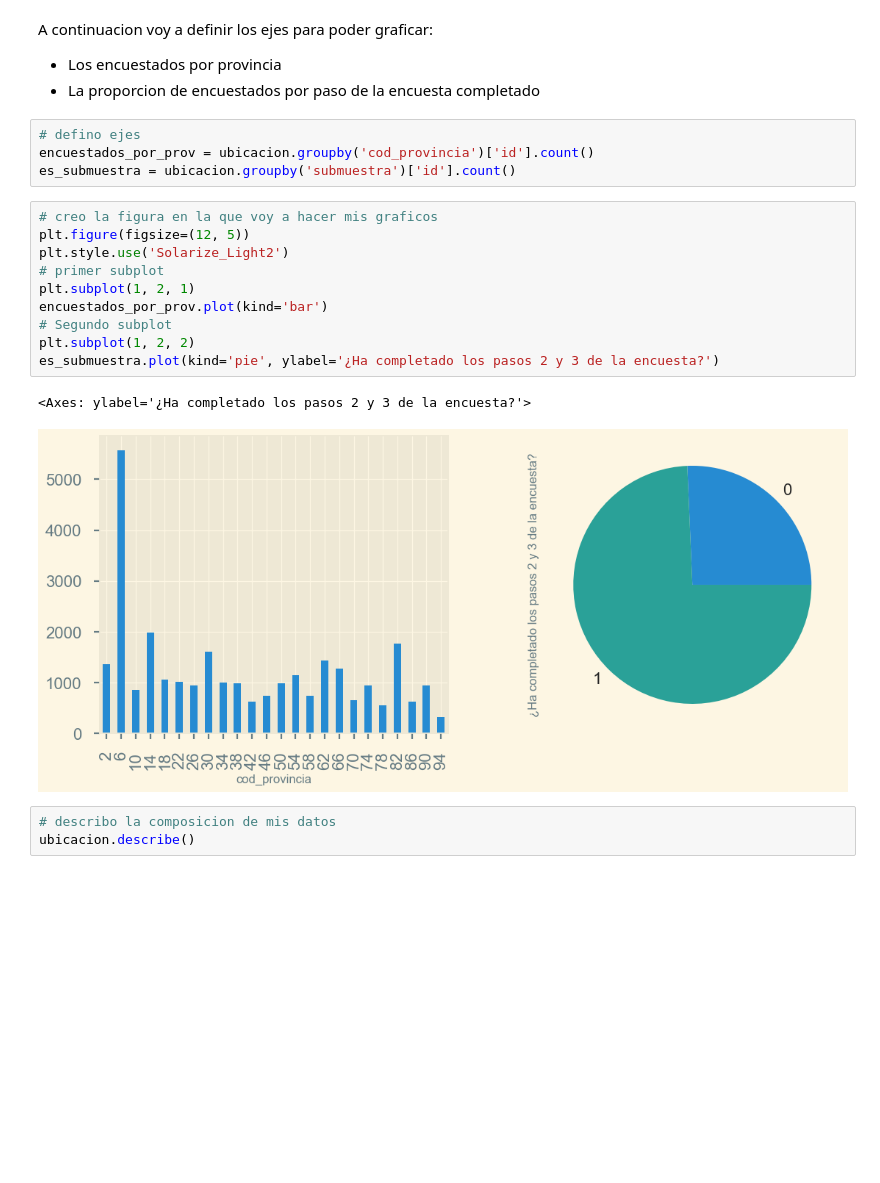
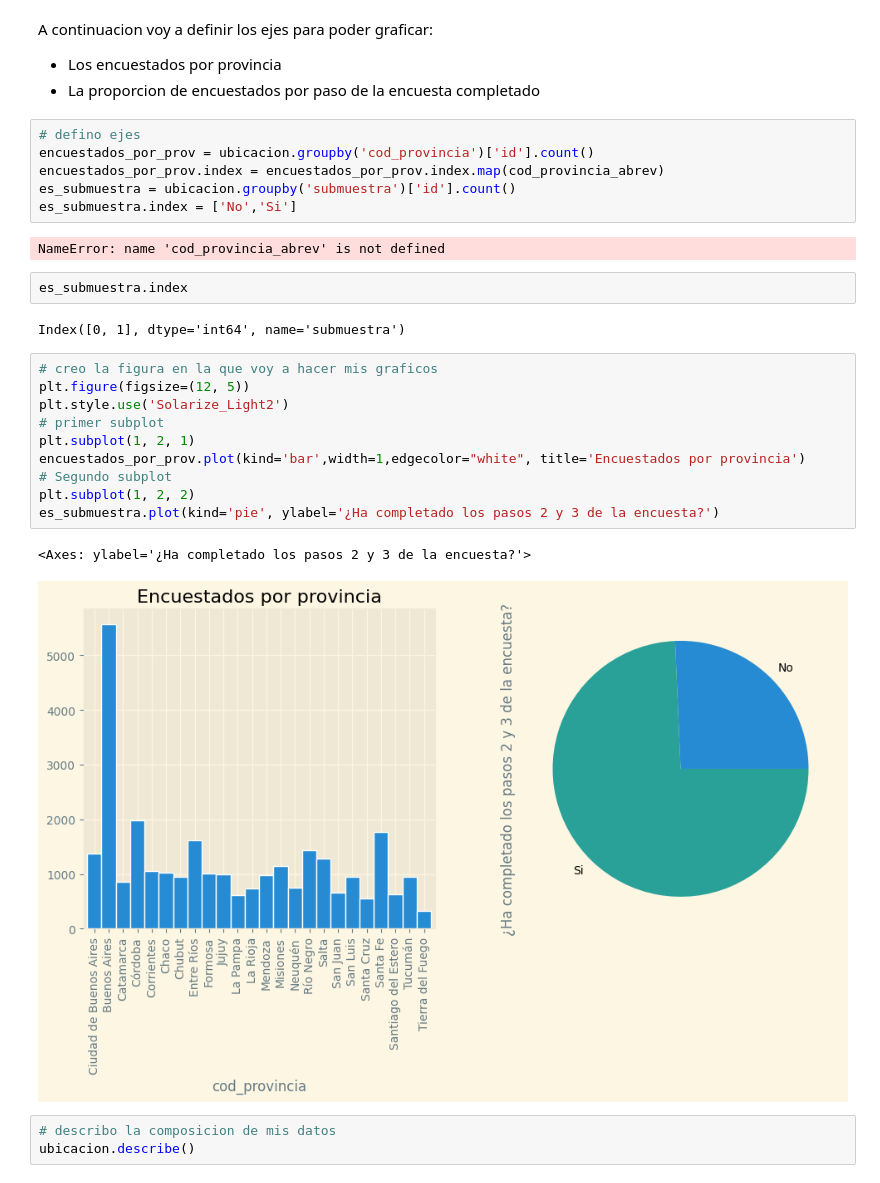
Before and after one commit to Data-Science-YPF/factores_riesgo, a Jupyter notebook: analisisBD.ipynb, the cells around one changed output. Cells and saved outputs as stored; diff of their text form; blank space fills up the shorter version.

Commit message:
Arreglo grafico + agregado diccionario abreviaturas povincias

```diff
--- a/analisisBD.ipynb
+++ b/analisisBD.ipynb
@@ -102,20 +102,28 @@ A continuacion voy a definir los ejes para poder graficar:
 # %%
 # defino ejes
 encuestados_por_prov = ubicacion.groupby('cod_provincia')['id'].count()
+encuestados_por_prov.index = encuestados_por_prov.index.map(cod_provincia_abrev)
 es_submuestra = ubicacion.groupby('submuestra')['id'].count()
+es_submuestra.index = ['No','Si']
+# %% [output]
+NameError: name 'cod_provincia_abrev' is not defined
+# %%
+es_submuestra.index
+# %% [output]
+Index([0, 1], dtype='int64', name='submuestra')
 # %%
 # creo la figura en la que voy a hacer mis graficos
 plt.figure(figsize=(12, 5))
 plt.style.use('Solarize_Light2')
 # primer subplot
 plt.subplot(1, 2, 1)
-encuestados_por_prov.plot(kind='bar')
+encuestados_por_prov.plot(kind='bar',width=1,edgecolor="white", title='Encuestados por provincia')
 # Segundo subplot
 plt.subplot(1, 2, 2)
 es_submuestra.plot(kind='pie', ylabel='¿Ha completado los pasos 2 y 3 de la encuesta?')
 # %% [output]
 <Axes: ylabel='¿Ha completado los pasos 2 y 3 de la encuesta?'>
-[figure, old version]
+[figure, new version]
 # %%
 # describo la composicion de mis datos
 ubicacion.describe()
```
Also changed, not shown: 1 other file.
